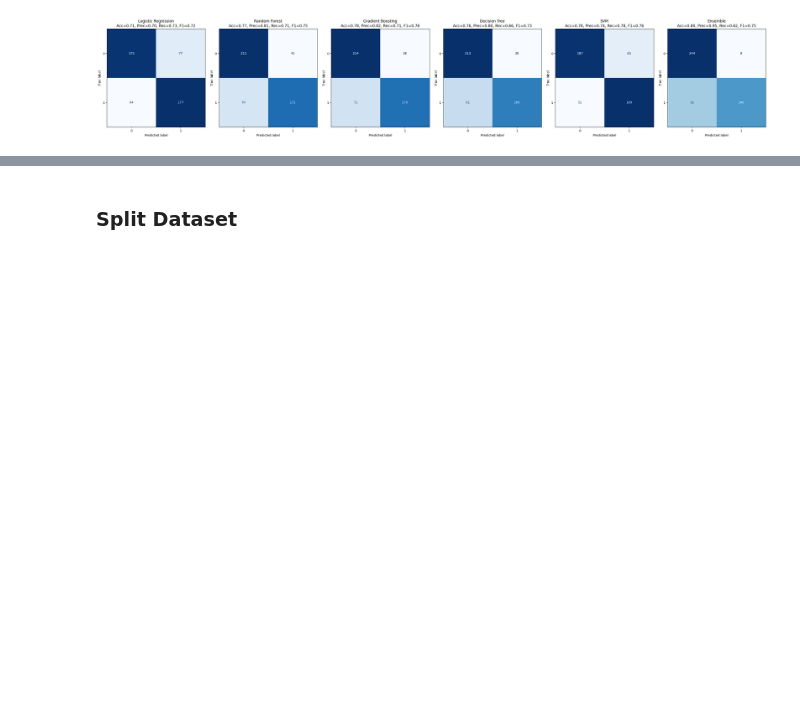
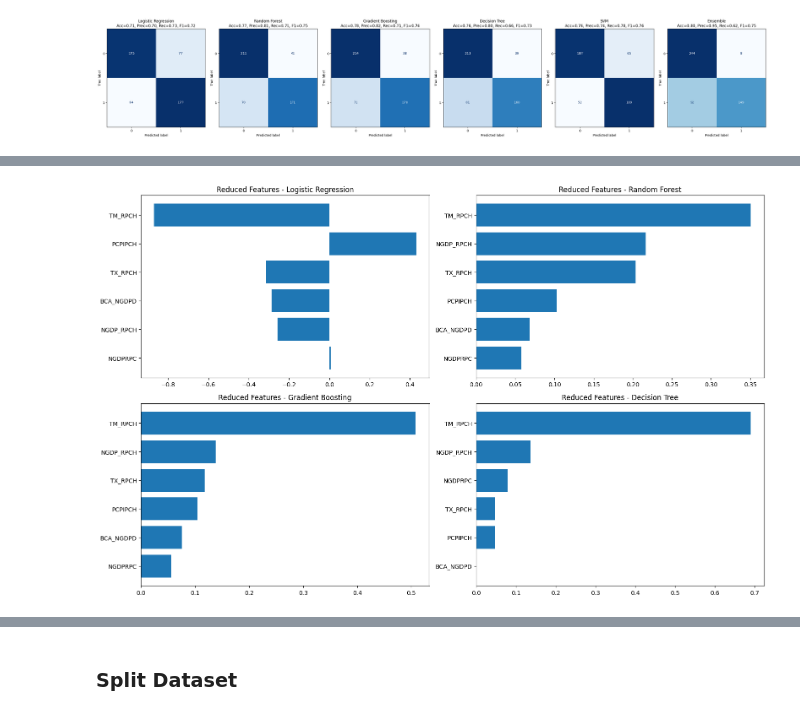
Before and after one commit to ningerdinger/Machine_Learning, a Jupyter notebook: Final_product.ipynb, the cells around one changed output, grey strips where cells are left out. Drawn from its saved outputs; the diff is of its cells as text; code cells hidden in the pictures; blank space fills up the shorter version.

```diff
--- a/Final_product.ipynb
+++ b/Final_product.ipynb
@@ -593,0 +599,12 @@ Ensemble             0.748744
+# %%
+selected_features = ['TM_RPCH', 'NGDP_RPCH', 'TX_RPCH', 'PCPIPCH', 'BCA_NGDPD', 'NGDPRPC']
+X_train_reduced = X_train[selected_features]
+X_test_reduced = X_test[selected_features]
+
+# Unpack all three return values
+models_reduced, summary_df_reduced, confusion_mats_reduced = train_all_models(
+    X_train_reduced, y_train, X_test_reduced, y_test, threshold=0.5
+)
+
+# Show metrics table
+print(summary_df_reduced)
@@ -593,0 +627,5 @@ Ensemble             0.748744
+# %%
+# Plot feature importance
+plot_feature_importance(models_reduced, feature_names=selected_features, title_prefix="Reduced Features - ")
+# %% [output]
+[figure, added]
```
Also changed, not shown: parts of 8 cells of this notebook.
